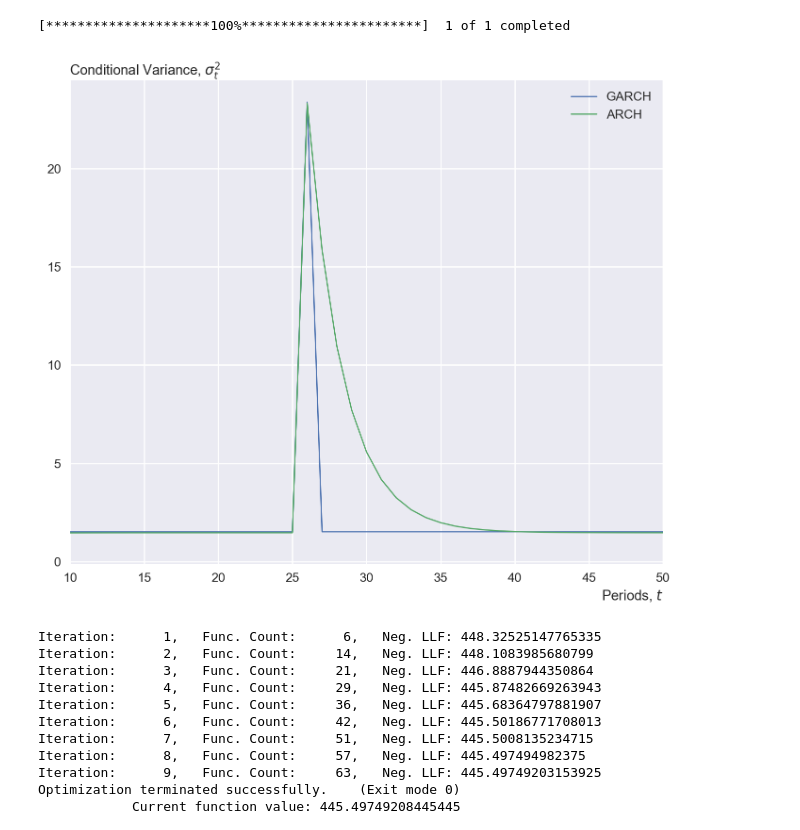
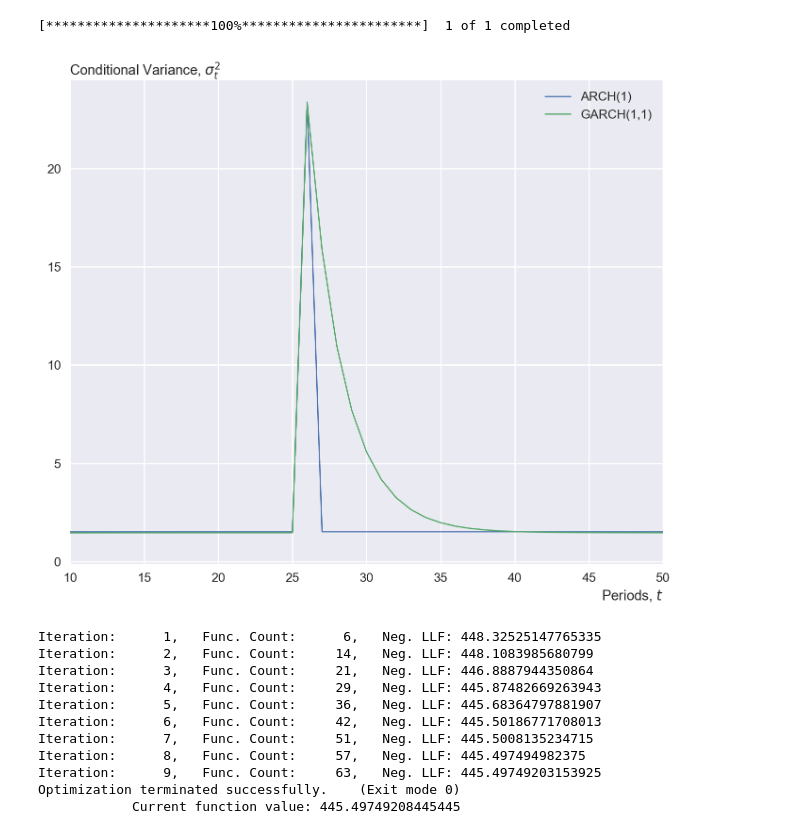
Before and after one commit to neriksen/thesis, a Jupyter notebook: irf_plot/irf_plot.ipynb, the cells around one changed output. Saved outputs shown, nothing was run; the diff lists cells and outputs as text; code cells hidden in the pictures.

Commit message:
irf plot

```diff
--- a/irf_plot/irf_plot.ipynb
+++ b/irf_plot/irf_plot.ipynb
@@ -47,21 +47,21 @@ for i, e in enumerate(epsilon):
 # %%
 #plt.style.use('../den_danske_style.mplstyle')
 plt.style.use('seaborn')
 #Omdanner til np.array
 sigma=np.array(sigma_t)
 #Laver figur
 fig, ax = plt.subplots(1, 1, figsize=(7, 6), dpi=192)
-ax.plot(sigma[:,0], linewidth = 1,label="ARCH")
-ax.plot(sigma[:,1], linewidth = 1,label="GARCH")
+ax.plot(sigma[:,0], linewidth = 1,label="ARCH(1)")
+ax.plot(sigma[:,1], linewidth = 1,label="GARCH(1,1)")
 ax.set_xlabel("Periods, $t$",loc='right')
 ax.set_ylabel("Conditional Variance, $\sigma^2_t$",loc='top', rotation = 0, labelpad = -138)
 ax.set_xlim(xmin=10)
 ax.set_xlim(xmax=50)
 plt.tight_layout()
 plt.legend()
 fig.savefig('irf_(G)ARCH.png', bbox_inches="tight")
 # %% [output]
-[figure, old version]
+[figure, new version]
 # %%
 import arch
 # %%
```
Also changed, not shown: 1 other file.
